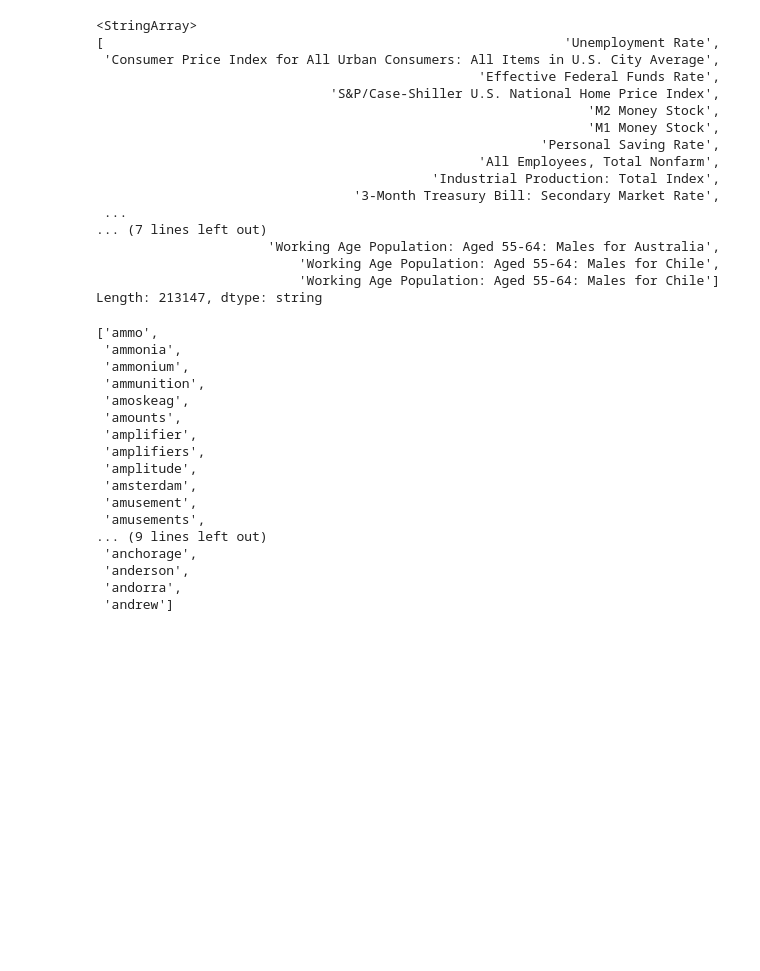
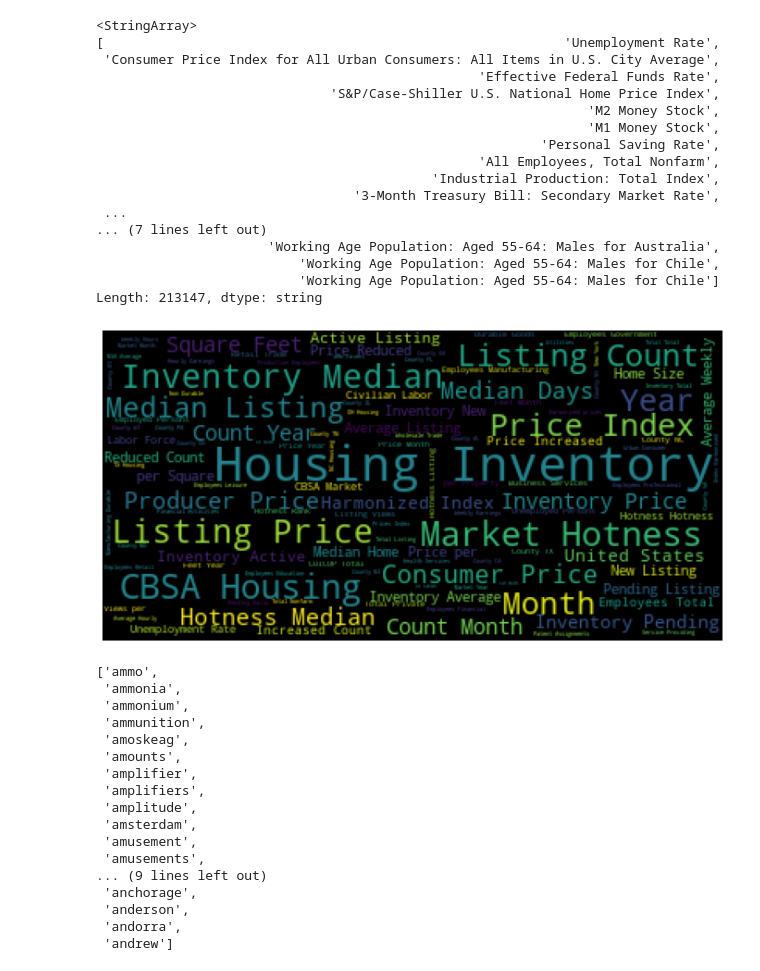
Before and after one commit to yForecasting/LeadingIndicatorIntelligence, a Jupyter notebook: metadata_analysis.ipynb, the cells around one changed output. Cells and saved outputs as stored; diff of their text form; code cells hidden in the pictures; blank space fills up the shorter version.

Commit message:
added wordcloud

```diff
--- a/metadata_analysis.ipynb
+++ b/metadata_analysis.ipynb
@@ -65,6 +66,15 @@ desc
                           'Working Age Population: Aged 55-64: Males for Chile',
                           'Working Age Population: Aged 55-64: Males for Chile']
 Length: 213147, dtype: string
+# %%
+wordcloud = WordCloud().generate(' '.join(desc))
+# %%
+plt.figure(figsize=(12,12))
+plt.imshow(wordcloud)
+plt.axis("off")
+plt.show()
+# %% [output]
+[figure, added]
 # %%
 punc = ['.', ',', '"', "'", '?', '!', ':', ';', '(', ')', '[', ']', '{', '}',"%"]
 stop_words = text.ENGLISH_STOP_WORDS.union(punc)
```
Also changed, not shown: parts of 13 cells of this notebook.
